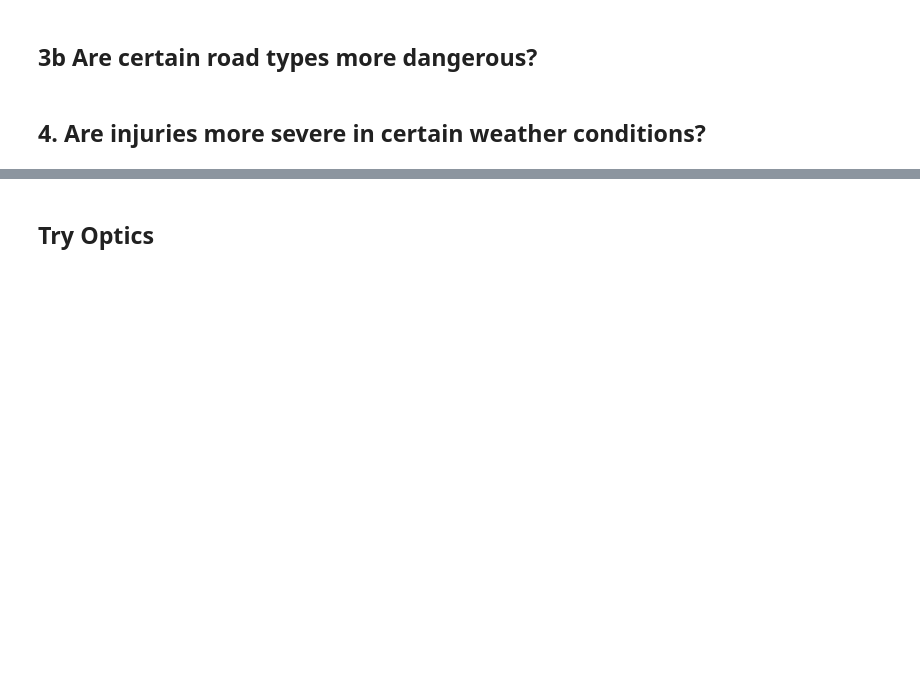
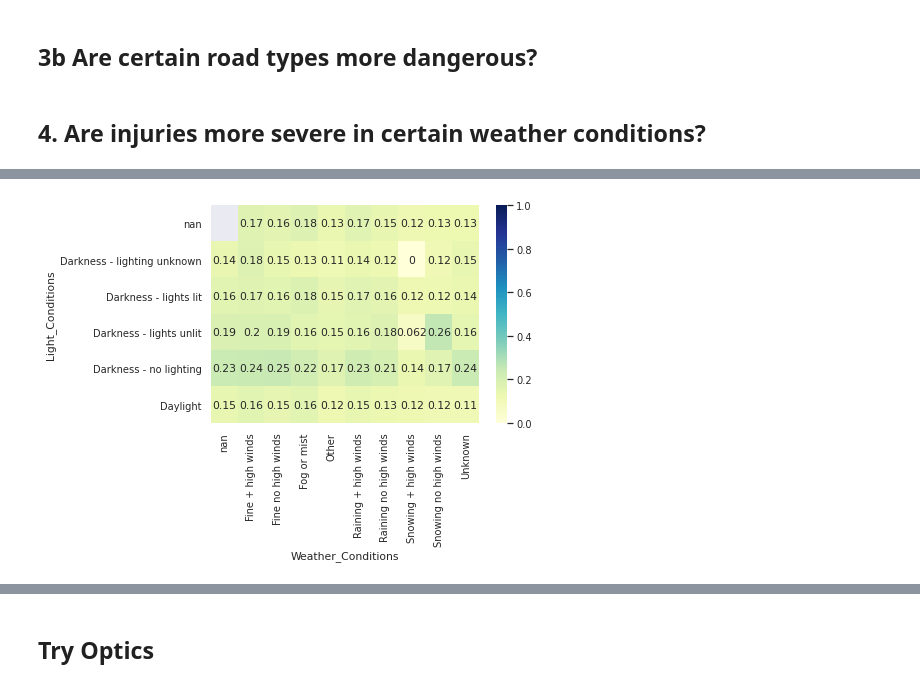
Before and after one commit to GaborJenei/DS-Stackoverflow-Survey, a Jupyter notebook: 01_Intro_to_DS/3_BlogPost/Udacity DSND Project1.ipynb, the cells around one changed output, grey strips where cells are left out. Drawn from its saved outputs; the diff is of its cells as text; code cells hidden in the pictures; blank space fills up the shorter version.

```diff
--- a/01_Intro_to_DS/3_BlogPost/Udacity DSND Project1.ipynb
+++ b/01_Intro_to_DS/3_BlogPost/Udacity DSND Project1.ipynb
@@ -234,9 +320,12 @@ df_ksi_props.head()
 # %%
+sns.set(font_scale=0.9)
 df_light_weather = df_ksi_props[df_ksi_props['Road_Surface_Conditions'].isnull()].pivot(values='KSI',
                    index='Light_Conditions',
                    columns='Weather_Conditions')
 
 sns.heatmap(df_light_weather, annot=True, cmap="YlGnBu", vmin=0, vmax=1);
+# %% [output]
+[figure, added]
 # %%
 df_light_surface = df_ksi_props[df_ksi_props['Weather_Conditions'].isnull()].pivot(values='KSI',
                    index='Light_Conditions',
```
Also changed, not shown: parts of 59 cells of this notebook, 1 other file.
